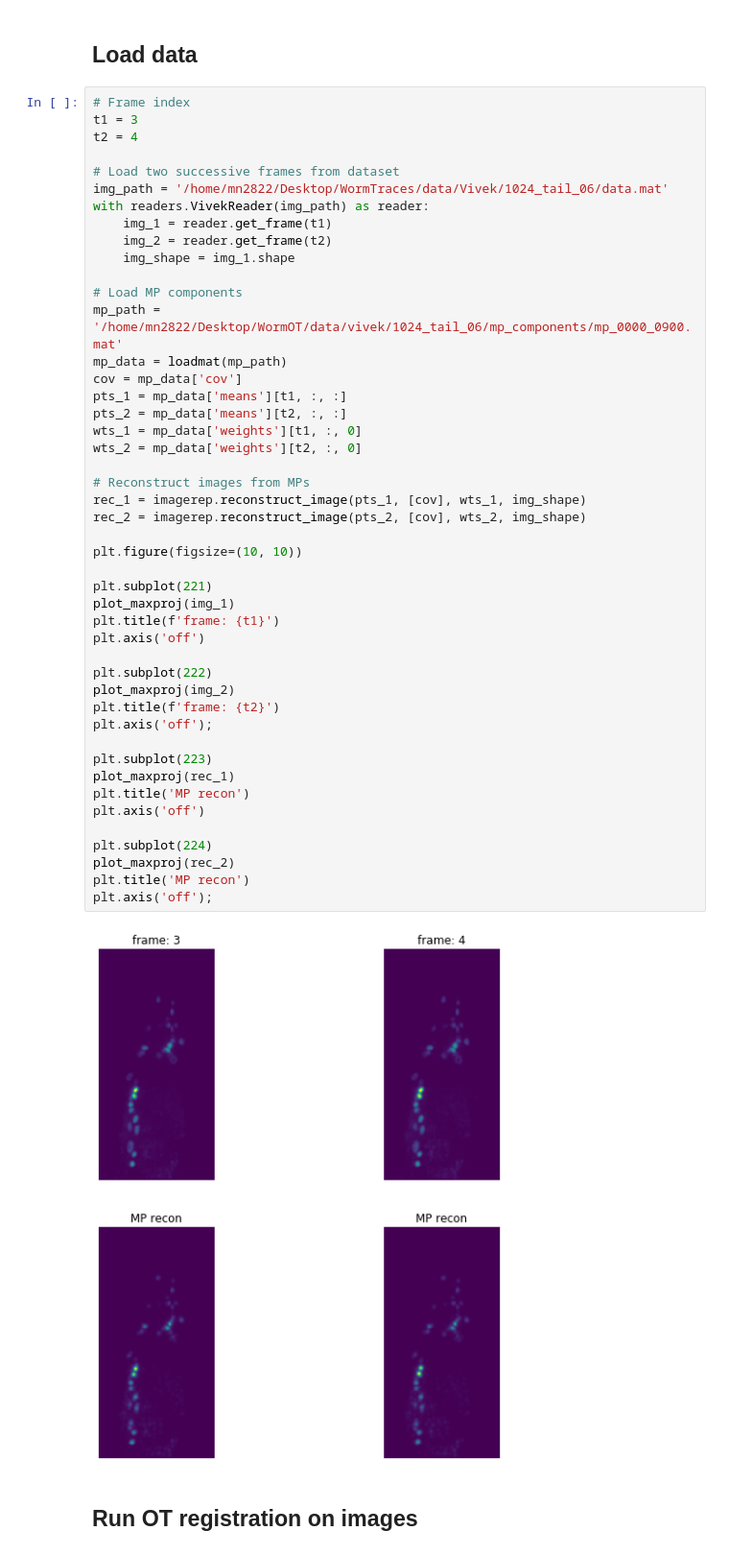
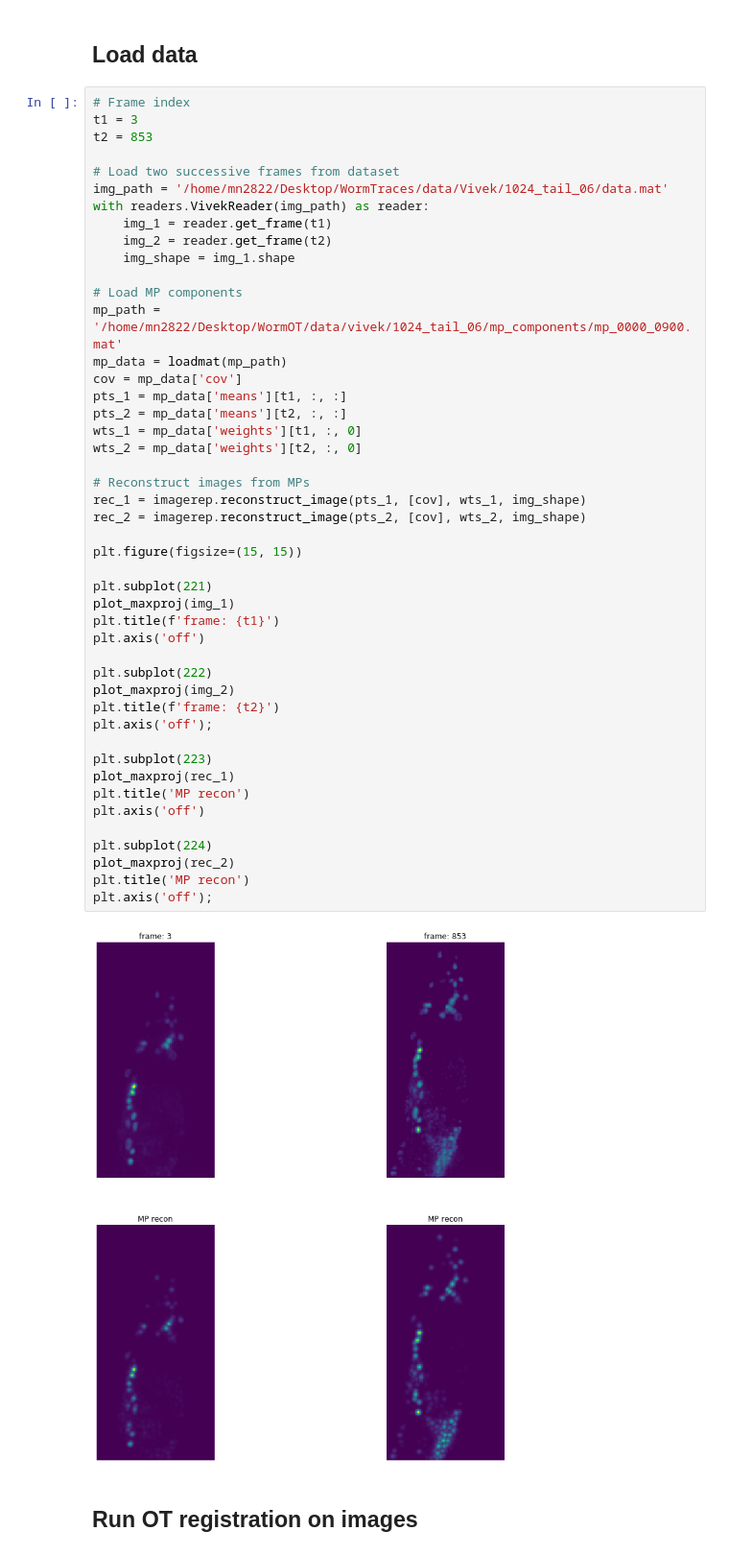
Before and after one commit to evarol/ot_tracking, a Jupyter notebook: python/notebooks/image_registration/two_frame/08_registration_vivek.ipynb, the cells around one changed output. Shown at 96% size. Saved outputs shown, nothing was run; the diff lists cells and outputs as text.

```diff
--- a/python/notebooks/image_registration/two_frame/08_registration_vivek.ipynb
+++ b/python/notebooks/image_registration/two_frame/08_registration_vivek.ipynb
@@ -23,7 +23,7 @@ from otimage.imagereg import ot_registration, gw_registration
 # %%
 # Frame index
 t1 = 3
-t2 = 4
+t2 = 853
 
 # Load two successive frames from dataset
 img_path = '/home/mn2822/Desktop/WormTraces/data/Vivek/1024_tail_06/data.mat'
@@ -39,35 +39,35 @@ cov = mp_data['cov']
 pts_1 = mp_data['means'][t1, :, :]
 pts_2 = mp_data['means'][t2, :, :]
 wts_1 = mp_data['weights'][t1, :, 0]
 wts_2 = mp_data['weights'][t2, :, 0]
 
 # Reconstruct images from MPs
 rec_1 = imagerep.reconstruct_image(pts_1, [cov], wts_1, img_shape)
 rec_2 = imagerep.reconstruct_image(pts_2, [cov], wts_2, img_shape)
 
-plt.figure(figsize=(10, 10))
+plt.figure(figsize=(15, 15))
 
 plt.subplot(221)
 plot_maxproj(img_1)
 plt.title(f'frame: {t1}')
 plt.axis('off')
 
 plt.subplot(222)
 plot_maxproj(img_2)
 plt.title(f'frame: {t2}')
 plt.axis('off');
 
 plt.subplot(223)
 plot_maxproj(rec_1)
 plt.title('MP recon')
 plt.axis('off')
 
 plt.subplot(224)
 plot_maxproj(rec_2)
 plt.title('MP recon')
 plt.axis('off');
 # %% [output]
-[figure, old version]
+[figure, new version]
 # %% [markdown]
 ## Run OT registration on images
 # %%
```
Also changed, not shown: parts of 4 cells of this notebook, 3 other files.
